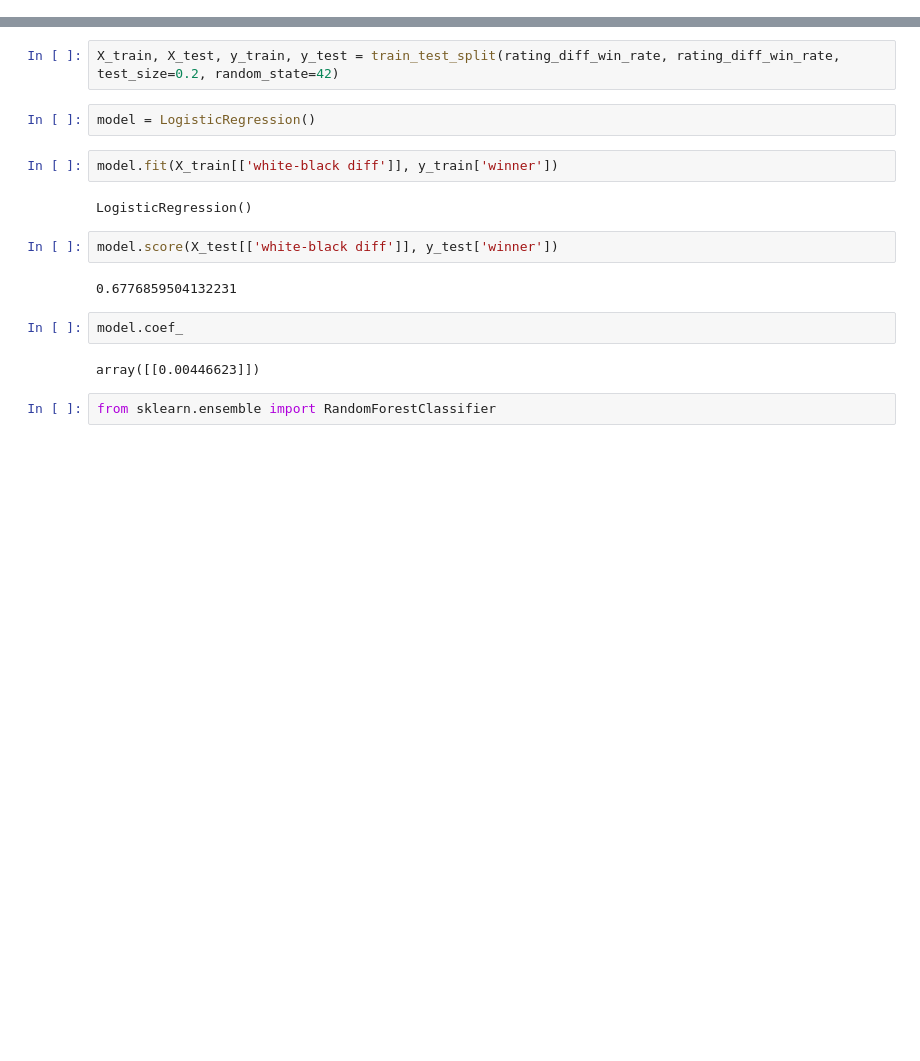
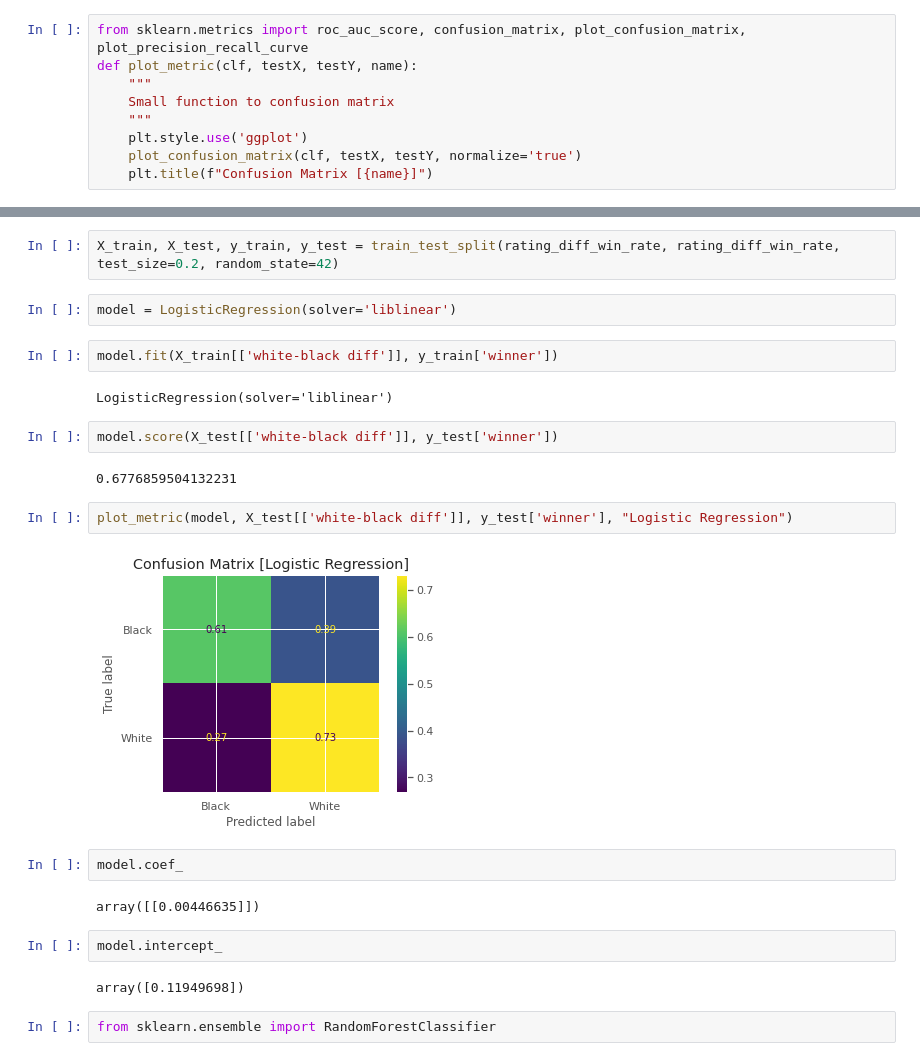
Before and after one commit to realjacoblinder/dsci521, a Jupyter notebook: testing/Phase 2 - the begining.ipynb, the cells around one changed output, grey strips where cells are left out. Cells and saved outputs as stored; diff of their text form; blank space fills up the shorter version.

```diff
--- a/testing/Phase 2 - the begining.ipynb
+++ b/testing/Phase 2 - the begining.ipynb
@@ -488,6 +488,15 @@ tmp.columns[0]
 'black first move'
 # %% [markdown]
 ## classifying winers by white/black diff and predicting rating change
+# %%
+from sklearn.metrics import roc_auc_score, confusion_matrix, plot_confusion_matrix, plot_precision_recall_curve
+def plot_metric(clf, testX, testY, name):
+    """
+    Small function to confusion matrix
+    """
+    plt.style.use('ggplot')
+    plot_confusion_matrix(clf, testX, testY, normalize='true')
+    plt.title(f"Confusion Matrix [{name}]")
 # %%
 from sklearn.linear_model import LogisticRegression
 from sklearn.model_selection import train_test_split
@@ -515,19 +524,27 @@ Name: winner, dtype: int64
 # %%
 X_train, X_test, y_train, y_test = train_test_split(rating_diff_win_rate, rating_diff_win_rate, test_size=0.2, random_state=42)
 # %%
-model = LogisticRegression()
+model = LogisticRegression(solver='liblinear')
 # %%
 model.fit(X_train[['white-black diff']], y_train['winner'])
 # %% [output]
-LogisticRegression()
+LogisticRegression(solver='liblinear')
 # %%
 model.score(X_test[['white-black diff']], y_test['winner'])
 # %% [output]
 0.6776859504132231
+# %%
+plot_metric(model, X_test[['white-black diff']], y_test['winner'], "Logistic Regression")
+# %% [output]
+[figure, added]
 # %%
 model.coef_
 # %% [output]
-array([[0.00446623]])
+array([[0.00446635]])
+# %%
+model.intercept_
+# %% [output]
+array([0.11949698])
 # %%
 from sklearn.ensemble import RandomForestClassifier
 # %%
```
Also changed, not shown: 4 other files.
